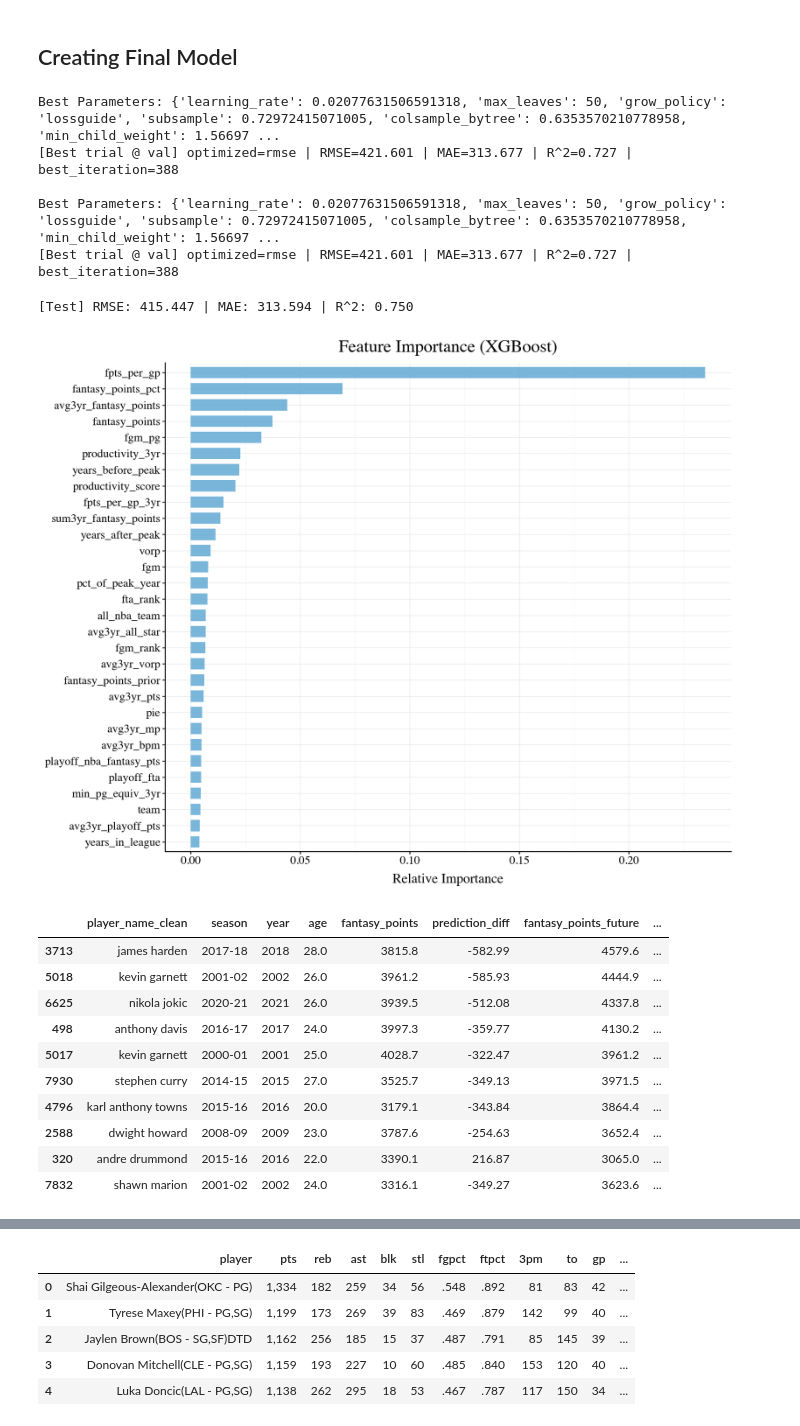
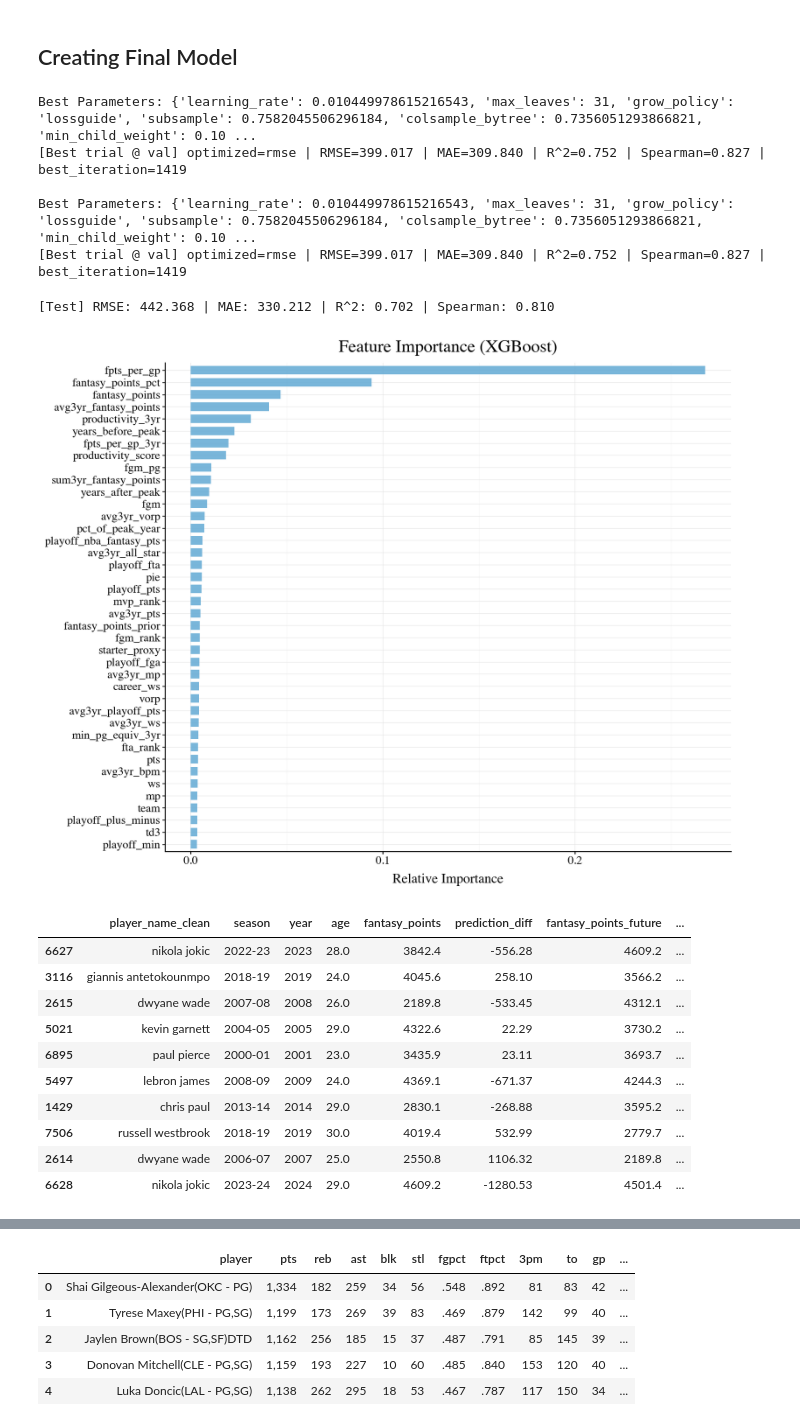
Before and after one commit to boon-man/nba_modeling, a Jupyter notebook: run_model.ipynb, the cells around one changed output, grey strips where cells are left out. Drawn from its saved outputs; the diff is of its cells as text; code cells hidden in the pictures.

```diff
--- a/run_model.ipynb
+++ b/run_model.ipynb
@@ -182,7 +183,7 @@ best_params, best_iteration = tune_xgb_nba(
     y_val,
     space=SPACE,
     metric="rmse",
-    evals=10,
+    evals=50,
 )
 
 # Generate prediction intervals via bootstrap
@@ -196,15 +197,15 @@ bootstrap_df = generate_prediction_intervals(
     base_params=best_params,
     group_col="player_id",
     id_cols=["player_id", "player_name_clean"],
-    n_bootstrap=10,
+    n_bootstrap=40,
     random_state=SEED,
 )
 # %% [output]
-Best Parameters: {'learning_rate': 0.02077631506591318, 'max_leaves': 50, 'grow_policy': 'lossguide', 'subsample': 0.72972415071005, 'colsample_bytree': 0.6353570210778958, 'min_child_weight': 1.56697 ...
-[Best trial @ val] optimized=rmse | RMSE=421.601 | MAE=313.677 | R^2=0.727 | best_iteration=388
+Best Parameters: {'learning_rate': 0.010449978615216543, 'max_leaves': 31, 'grow_policy': 'lossguide', 'subsample': 0.7582045506296184, 'colsample_bytree': 0.7356051293866821, 'min_child_weight': 0.10 ...
+[Best trial @ val] optimized=rmse | RMSE=399.017 | MAE=309.840 | R^2=0.752 | Spearman=0.827 | best_iteration=1419
 
-Best Parameters: {'learning_rate': 0.02077631506591318, 'max_leaves': 50, 'grow_policy': 'lossguide', 'subsample': 0.72972415071005, 'colsample_bytree': 0.6353570210778958, 'min_child_weight': 1.56697 ...
-[Best trial @ val] optimized=rmse | RMSE=421.601 | MAE=313.677 | R^2=0.727 | best_iteration=388
+Best Parameters: {'learning_rate': 0.010449978615216543, 'max_leaves': 31, 'grow_policy': 'lossguide', 'subsample': 0.7582045506296184, 'colsample_bytree': 0.7356051293866821, 'min_child_weight': 0.10 ...
+[Best trial @ val] optimized=rmse | RMSE=399.017 | MAE=309.840 | R^2=0.752 | Spearman=0.827 | best_iteration=1419
 # %%
 # Fit final model
 final_model, final_pred = create_model_nba(
@@ -214,17 +215,17 @@ final_model, final_pred = create_model_nba(
     n_estimators=best_iteration,
 )
 # %% [output]
-[Test] RMSE: 415.447 | MAE: 313.594 | R^2: 0.750
+[Test] RMSE: 442.368 | MAE: 330.212 | R^2: 0.702 | Spearman: 0.810
 # %%
 # Plotting out the feature importance of the final model
 plot_feature_importance(
     final_model,
     X_train=X_train,
-    top_n=30,
+    top_n=40,
     importance_type="gain",
 ).show()
 # %% [output]
-[figure, old version]
+[figure, new version]
 # %%
 # Attach final model results to test set for review
 results = attach_model_results(X_test, final_pred, combined_df)
@@ -232,16 +233,16 @@ results = attach_model_results(X_test, final_pred, combined_df)
 display(results.head(10))
 # %% [output]
 |  | player_name_clean | season | year | age | fantasy_points | prediction_diff | fantasy_points_future | ... |
-| 3713 | james harden | 2017-18 | 2018 | 28.0 | 3815.8 | -582.99 | 4579.6 | ... |
-| 5018 | kevin garnett | 2001-02 | 2002 | 26.0 | 3961.2 | -585.93 | 4444.9 | ... |
-| 6625 | nikola jokic | 2020-21 | 2021 | 26.0 | 3939.5 | -512.08 | 4337.8 | ... |
-| 498 | anthony davis | 2016-17 | 2017 | 24.0 | 3997.3 | -359.77 | 4130.2 | ... |
-| 5017 | kevin garnett | 2000-01 | 2001 | 25.0 | 4028.7 | -322.47 | 3961.2 | ... |
-| 7930 | stephen curry | 2014-15 | 2015 | 27.0 | 3525.7 | -349.13 | 3971.5 | ... |
-| 4796 | karl anthony towns | 2015-16 | 2016 | 20.0 | 3179.1 | -343.84 | 3864.4 | ... |
-| 2588 | dwight howard | 2008-09 | 2009 | 23.0 | 3787.6 | -254.63 | 3652.4 | ... |
-| 320 | andre drummond | 2015-16 | 2016 | 22.0 | 3390.1 | 216.87 | 3065.0 | ... |
-| 7832 | shawn marion | 2001-02 | 2002 | 24.0 | 3316.1 | -349.27 | 3623.6 | ... |
+| 6627 | nikola jokic | 2022-23 | 2023 | 28.0 | 3842.4 | -556.28 | 4609.2 | ... |
+| 3116 | giannis antetokounmpo | 2018-19 | 2019 | 24.0 | 4045.6 | 258.10 | 3566.2 | ... |
+| 2615 | dwyane wade | 2007-08 | 2008 | 26.0 | 2189.8 | -533.45 | 4312.1 | ... |
+| 5021 | kevin garnett | 2004-05 | 2005 | 29.0 | 4322.6 | 22.29 | 3730.2 | ... |
+| 6895 | paul pierce | 2000-01 | 2001 | 23.0 | 3435.9 | 23.11 | 3693.7 | ... |
+| 5497 | lebron james | 2008-09 | 2009 | 24.0 | 4369.1 | -671.37 | 4244.3 | ... |
+| 1429 | chris paul | 2013-14 | 2014 | 29.0 | 2830.1 | -268.88 | 3595.2 | ... |
+| 7506 | russell westbrook | 2018-19 | 2019 | 30.0 | 4019.4 | 532.99 | 2779.7 | ... |
+| 2614 | dwyane wade | 2006-07 | 2007 | 25.0 | 2550.8 | 1106.32 | 2189.8 | ... |
+| 6628 | nikola jokic | 2023-24 | 2024 | 29.0 | 4609.2 | -1280.53 | 4501.4 | ... |
 # %%
 ## Plot for Actual vs Predicted Fantasy Points
 plot_actual_vs_pred(results, COLOR_PALETTE, top_n=20).show()
```
Also changed, not shown: parts of 9 cells of this notebook, 2 other files.
